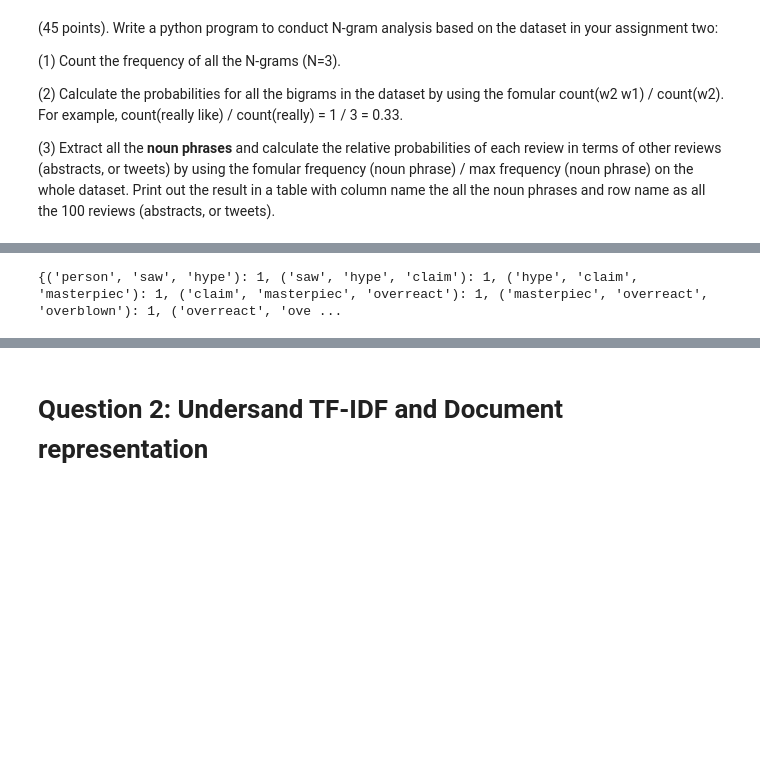
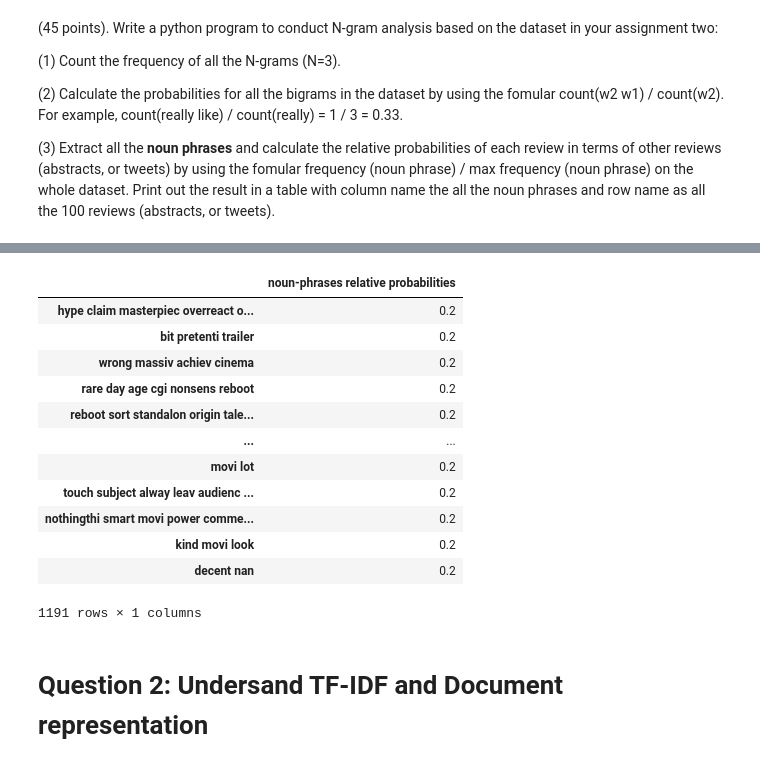
Before and after one commit to HuyenNguyenHelen/Huyen_INFO5731_Spring2020, a Jupyter notebook: INFO5731_Assignment_Three.ipynb, the cells around one changed output, grey strips where cells are left out. Cells and saved outputs as stored; diff of their text form; code cells hidden in the pictures; blank space fills up the shorter version.

```diff
--- a/INFO5731_Assignment_Three.ipynb
+++ b/INFO5731_Assignment_Three.ipynb
@@ -97,10 +87,22 @@ KeyboardInterrupt: ignored
-# %%
-tokens=nltk.word_tokenize(data)
-tr_gram=nltk.trigrams(tokens)
-fdist=nltk.FreqDist(tr_gram)
-trg_counts=dict()
-for k,v in fdist.items():
-  trg_counts[k]=v
-print(trg_counts)
-# %% [output]
-{('person', 'saw', 'hype'): 1, ('saw', 'hype', 'claim'): 1, ('hype', 'claim', 'masterpiec'): 1, ('claim', 'masterpiec', 'overreact'): 1, ('masterpiec', 'overreact', 'overblown'): 1, ('overreact', 'ove ...
+# %%
+#(3) Extract all the noun phrases and calculate the relative probabilities of each review in terms of other reviews (abstracts, or tweets) by using the fomular frequency (noun phrase) / max frequency (noun phrase) on the whole dataset. Print out the result in a table with column name the all the noun phrases and row name as all the 100 reviews (abstracts, or tweets).
+# Extract all the noun phrases
+import pandas
+import nltk
+nltk.download('brown')
+monty=TextBlob(data)
+print(monty.noun_phrases)
+
+hist={}
+for np in monty.noun_phrases:
+  hist[np]=hist.get(np,0)+1
+
+max_refreq = max([val for val in hist.values()])
+
+re_prob={}
+for key, val in hist.items():
+  val_list.append(val)
+  re_prob[key] = val/max_refreq
+
+pandas.DataFrame.from_dict (re_prob, orient = 'index', columns = ['noun-phrases relative probabilities'])
+# %% [output]
@@ -107,3 +112,16 @@ print(trg_counts)
+|  | noun-phrases relative probabilities |
+| hype claim masterpiec overreact o... | 0.2 |
+| bit pretenti trailer | 0.2 |
+| wrong massiv achiev cinema | 0.2 |
+| rare day age cgi nonsens reboot | 0.2 |
+| reboot sort standalon origin tale... | 0.2 |
+| ... | ... |
+| movi lot | 0.2 |
+| touch subject alway leav audienc ... | 0.2 |
+| nothingthi smart movi power comme... | 0.2 |
+| kind movi look | 0.2 |
+| decent nan | 0.2 |
+1191 rows × 1 columns
 # %% [markdown]
 # **Question 2: Undersand TF-IDF and Document representation**
 # %% [markdown]
```
Also changed, not shown: parts of 4 cells of this notebook.
